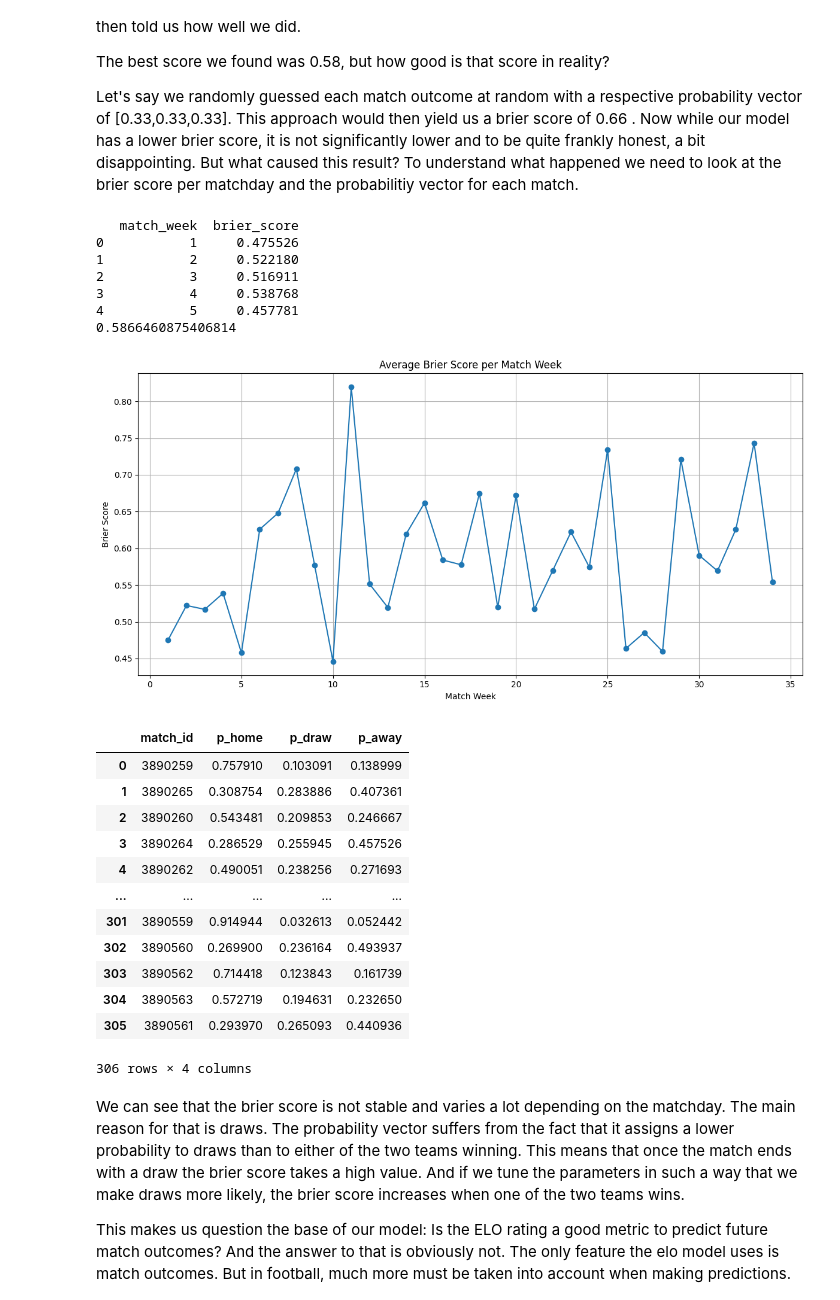
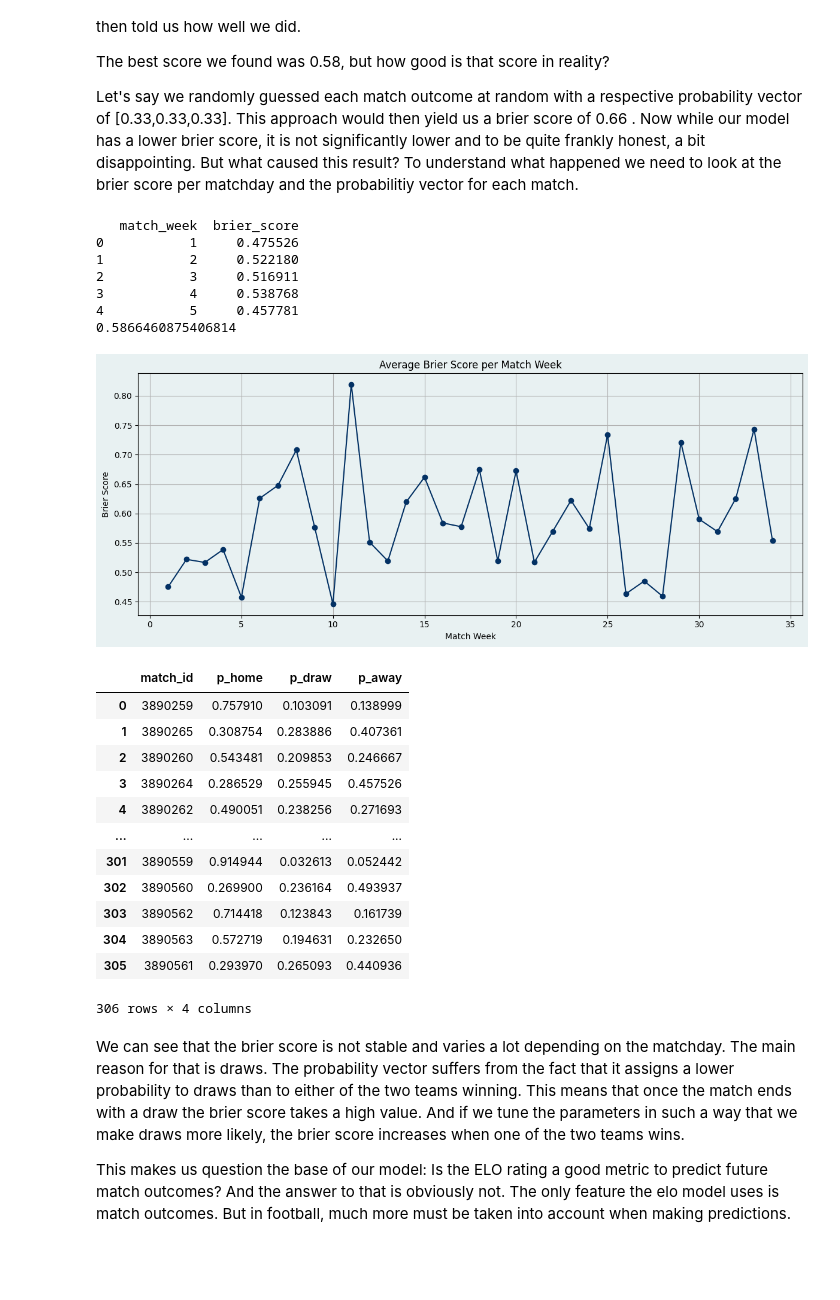
Before and after one commit to MaxPrinz98/FootballDSAI, a Jupyter notebook: Create_Elo_Clean.ipynb, the cells around one changed output. Cells and saved outputs as stored; diff of their text form; code cells hidden in the pictures; blank space fills up the shorter version.

```diff
--- a/Create_Elo_Clean.ipynb
+++ b/Create_Elo_Clean.ipynb
@@ -259,30 +285,34 @@ Let's say we randomly guessed each match outcome at random with a respective pro
 # %%
 weekly_brier,match_probs,elobrier = brier_scores_by_matchweek(matches,K=1.,R_0=2000.,beta=-0.042,alpha= np.log(10)/30.)
 print(weekly_brier.head())
 print(weekly_brier['brier_score'].mean())
 
-plt.figure(figsize=(12,6))
-plt.plot(weekly_brier['match_week'], weekly_brier['brier_score'], marker='o')
-plt.title('Average Brier Score per Match Week')
-plt.xlabel('Match Week')
-plt.ylabel('Brier Score')
-plt.grid(True)
+fig = plt.figure(figsize=(12, 5), facecolor='#E8F1F2')
+ax = fig.add_subplot(111)
+ax.set_facecolor('#E8F1F2')  # Match axes background to figure
+
+ax.plot(weekly_brier['match_week'], weekly_brier['brier_score'], marker='o',color = '#033164')
+ax.set_title('Average Brier Score per Match Week')
+ax.set_xlabel('Match Week')
+ax.set_ylabel('Brier Score')
+ax.grid(True)
 plt.tight_layout()
+plt.savefig('./Poster_stuff/Avg_BS_per_MW.svg')
 plt.show()
 
 
 # print (loss_from_comparing_tables(final_table,team_stats))
 match_probs
 # elobrier
 # %% [output]
    match_week  brier_score
 0           1     0.475526
 1           2     0.522180
 2           3     0.516911
 3           4     0.538768
 4           5     0.457781
 0.5866460875406814
-[figure, old version]
+[figure, new version]
 |  | match_id | p_home | p_draw | p_away |
 | 0 | 3890259 | 0.757910 | 0.103091 | 0.138999 |
 | 1 | 3890265 | 0.308754 | 0.283886 | 0.407361 |
```
Also changed, not shown: parts of 5 cells of this notebook.
